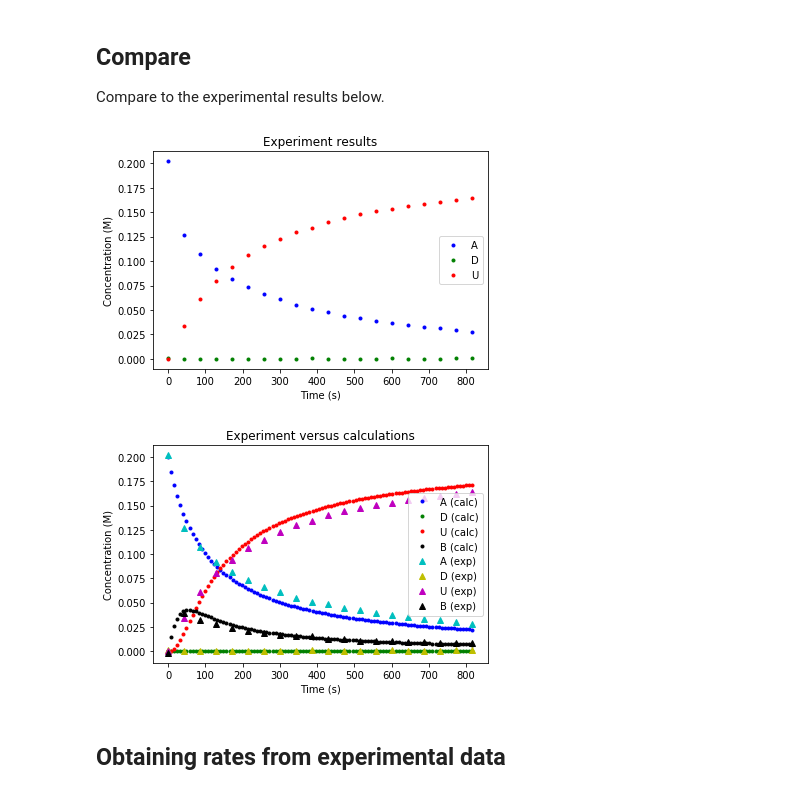
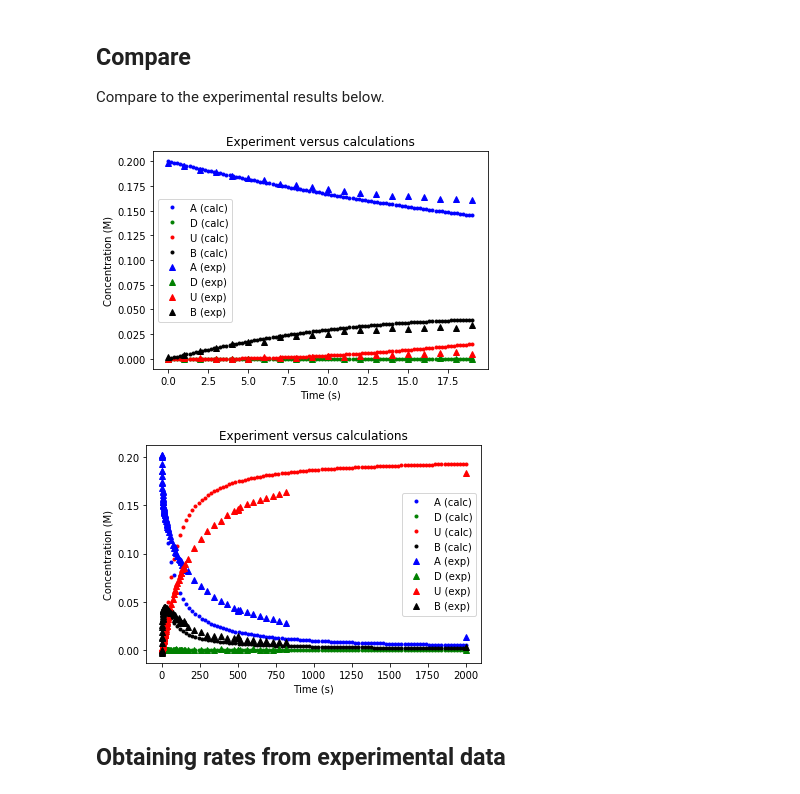
Before and after one commit to ayisakov/kinetics-project, a Jupyter notebook: validator.ipynb, the cells around one changed output. Cells and saved outputs as stored; diff of their text form; code cells hidden in the pictures.

Commit message:
Added multifile data concatenation - only for plotting for now. Added more data files.

```diff
--- a/validator.ipynb
+++ b/validator.ipynb
@@ -26,3 +34,16 @@ t_prefinal = exp.Time.values[-2]
+# %%
+datadir = "data/"
+extension = ".tsv"
+filenames = ["exp1428", "exp1990", "exp1991", "exp1992"]
+filenames = [datadir + i + extension for i in filenames]
+init_concat = readinit(filenames[0]) # Make sure that initial conditions are the same for all files!
+dataframes = [readdata(file) for file in filenames]
+
+exp_times_concat = np.array([frame.Time.values for frame in dataframes]).flatten()
+a_concat = np.array([frame.A.values for frame in dataframes]).flatten()
+d_concat = np.array([frame.D.values for frame in dataframes]).flatten()
+u_concat = np.array([frame.U.values for frame in dataframes]).flatten()
+t_final_concat = max(exp_times_concat)
 # %% [markdown]
 ## We propose the following mechanism
 $\require{mhchem}$
@@ -103,11 +127,11 @@ Use the cell below to carry out the integration
 alpha = 2. # 3
 beta1 = 2. # 2
 beta2 = 2. # 2
-beta3 = 1.75 # 2
+beta3 = 2 # 2
 gamma = 1. # 1
-k1 = 0.05 # 2.2
-k_1 = 0.005 # 1.6
+k1 = 0.1 # 2.2
+k_1 = 0.02 # 1.6
 k2 = 1. # 1
-k3 = 0.21 # 0.38
+k3 = 1 # 0.38
 times, A, D, U, B = concentrations(init.A, init.C, init.T, t_prefinal,
                                 (alpha, beta1, beta2, beta3, gamma, k1, k_1, k2, k3))
@@ -128,35 +138,48 @@ plt.show()
+# %%
+times_concat, A_concat, D_concat, U_concat, B_concat = concentrations(init_concat.A,
+                                                                      init_concat.C,
+                                                                      init_concat.T,
+                                                                      t_final_concat,
+                                (alpha, beta1, beta2, beta3, gamma, k1, k_1, k2, k3))
 # %% [markdown]
 ## Compare
 Compare to the experimental results below.
 # %%
-plt.plot(exp.Time.values[:-1], exp.A.values[:-1], 'b.', label='A')
-plt.plot(exp.Time.values[:-1], exp.D.values[:-1], 'g.', label='D')
-plt.plot(exp.Time.values[:-1], exp.U.values[:-1], 'r.', label='U')
+exp_possible_b = init.A.values[0] - (exp.A.values + exp.U.values) # mol/L of A unaccounted for (potential B)
+# Plot experimental and calculated results on the same chart
+plt.plot(times, A, 'b.', label='A (calc)')
+plt.plot(times, D, 'g.', label='D (calc)')
+plt.plot(times, U, 'r.', label='U (calc)')
+plt.plot(times, B, 'k.', label='B (calc)')
+plt.plot(exp.Time.values[:-1], exp.A.values[:-1], 'b^', label='A (exp)')
+plt.plot(exp.Time.values[:-1], exp.D.values[:-1], 'g^', label='D (exp)')
+plt.plot(exp.Time.values[:-1], exp.U.values[:-1], 'r^', label='U (exp)')
+plt.plot(exp.Time.values[:-1], exp_possible_b[:-1], 'k^', label='B (exp)')
+plt.legend()
+plt.title('Experiment versus calculations')
 plt.xlabel('Time (s)')
 plt.ylabel('Concentration (M)')
-plt.legend()
-plt.title('Experiment results')
 plt.show()
 # %% [output]
-[figure, old version]
+[figure, new version]
 # %%
-exp_possible_b = init.A.values[0] - (exp.A.values + exp.U.values) # mol/L of A unaccounted for (potential B)
+exp_possible_b_concat = init_concat.A.values[0] - (a_concat + u_concat) # mol/L of A unaccounted for (potential B)
 # Plot experimental and calculated results on the same chart
-plt.plot(times, A, 'b.', label='A (calc)')
-plt.plot(times, D, 'g.', label='D (calc)')
-plt.plot(times, U, 'r.', label='U (calc)')
-plt.plot(times, B, 'k.', label='B (calc)')
-plt.plot(exp.Time.values[:-1], exp.A.values[:-1], 'c^', label='A (exp)')
-plt.plot(exp.Time.values[:-1], exp.D.values[:-1], 'y^', label='D (exp)')
-plt.plot(exp.Time.values[:-1], exp.U.values[:-1], 'm^', label='U (exp)')
-plt.plot(exp.Time.values[:-1], exp_possible_b[:-1], 'k^', label='B (exp)')
+plt.plot(times_concat, A_concat, 'b.', label='A (calc)')
+plt.plot(times_concat, D_concat, 'g.', label='D (calc)')
+plt.plot(times_concat, U_concat, 'r.', label='U (calc)')
+plt.plot(times_concat, B_concat, 'k.', label='B (calc)')
+plt.plot(exp_times_concat[:-1], a_concat[:-1], 'b^', label='A (exp)')
+plt.plot(exp_times_concat[:-1], d_concat[:-1], 'g^', label='D (exp)')
+plt.plot(exp_times_concat[:-1], u_concat[:-1], 'r^', label='U (exp)')
+plt.plot(exp_times_concat[:-1], exp_possible_b_concat[:-1], 'k^', label='B (exp)')
 plt.legend()
 plt.title('Experiment versus calculations')
 plt.xlabel('Time (s)')
 plt.ylabel('Concentration (M)')
 plt.show()
 # %% [output]
-[figure, old version]
+[figure, new version]
 # %% [markdown]
 ## Obtaining rates from experimental data
 # %%
```
Also changed, not shown: parts of 21 cells of this notebook, 6 other files.
